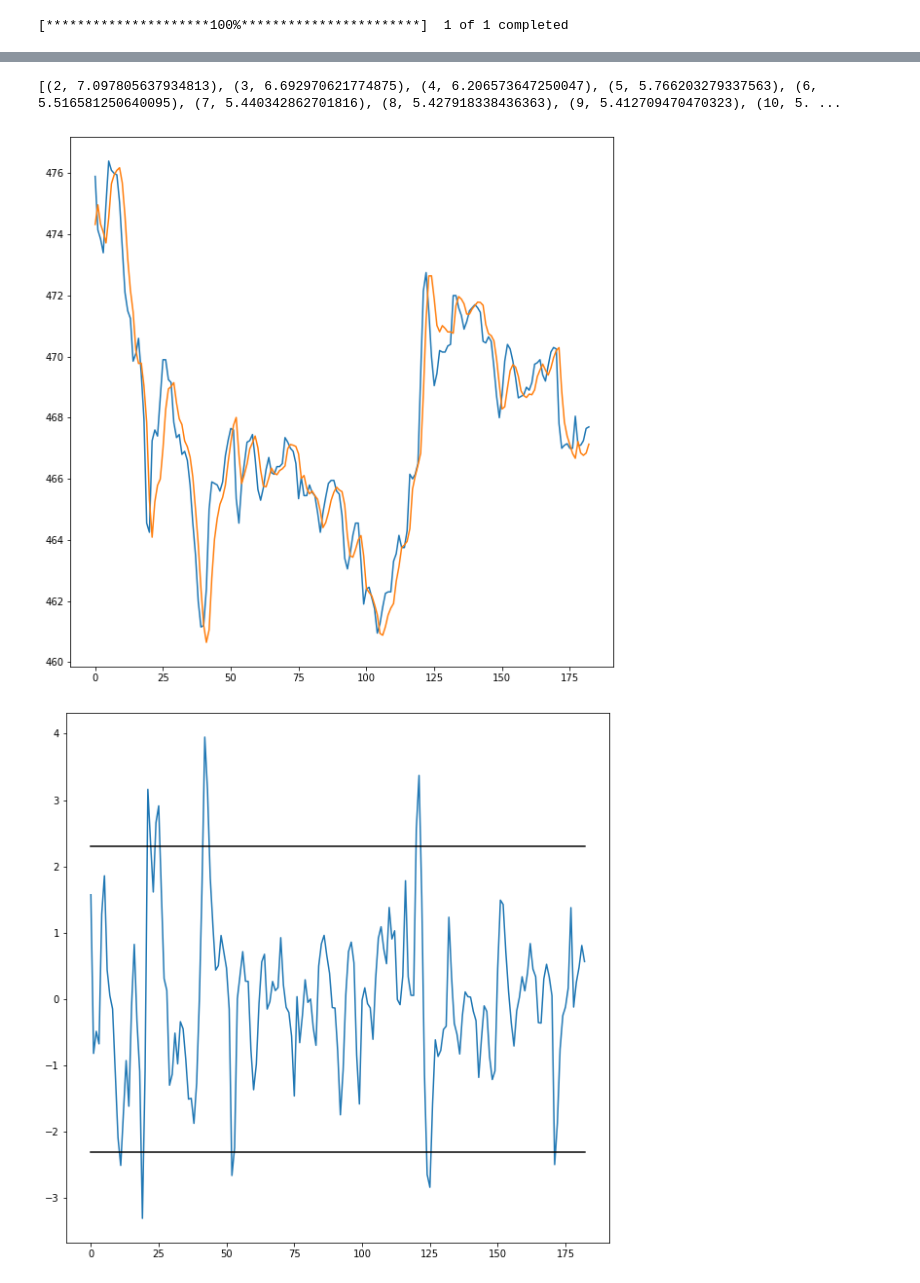
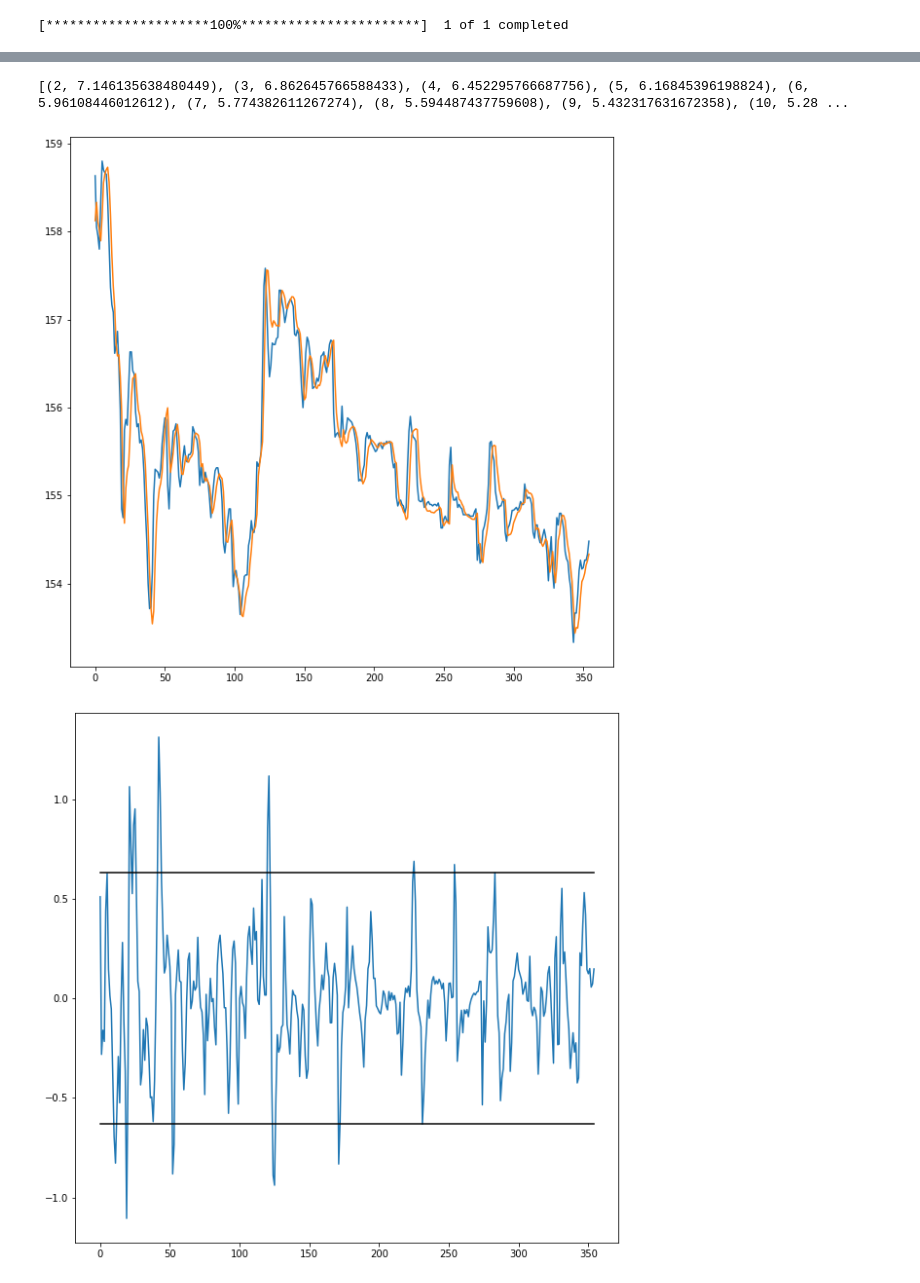
Before and after one commit to GreenPlanet-Capital/AlgoBot, a Jupyter notebook: Optimised Indicators/LinearRegressionTest.ipynb, the cells around one changed output, grey strips where cells are left out. Cells and saved outputs as stored; diff of their text form; code cells hidden in the pictures.

Commit message:
Fixed the Typical Price array

```diff
--- a/Optimised Indicators/LinearRegressionTest.ipynb
+++ b/Optimised Indicators/LinearRegressionTest.ipynb
@@ -36,5 +36,5 @@ Datetime
 # %%
-data['Typical Price'] = data['High'] + data['Close'] + data['Low']
+data['Typical Price'] = (data['High'] + data['Close'] + data['Low'])/3
 print(data['Typical Price'])
 # %% [output]
 Datetime
@@ -96,7 +96,7 @@ for feat,lbl in zip(feature_price_list, label_price_list):
 final_weights_list = [(i,df_weights.mean(axis=0)[str(i)]) for i in range(2, training_period+1)]
 print(final_weights_list)
 # %% [output]
-[(2, 7.097805637934813), (3, 6.692970621774875), (4, 6.206573647250047), (5, 5.766203279337563), (6, 5.516581250640095), (7, 5.440342862701816), (8, 5.427918338436363), (9, 5.412709470470323), (10, 5. ...
+[(2, 7.146135638480449), (3, 6.862645766588433), (4, 6.452295766687756), (5, 6.16845396198824), (6, 5.96108446012612), (7, 5.774382611267274), (8, 5.594487437759608), (9, 5.432317631672358), (10, 5.28 ...
 # %%
 pred_list = []
 price_list = []
@@ -114,19 +114,19 @@ std_down = -np.std(np.array(mean_rev))*2
 # %%
 import matplotlib.pyplot as plt
 from matplotlib.pyplot import figure
 
 figure(figsize=(10, 10))
 ax1 = plt.subplot()
 plt.plot(range(len(price_list)), price_list)
 plt.plot(range(len(pred_list)), pred_list)
 
 figure(figsize=(10, 10))
 ax2 = plt.subplot()
 plt.plot(range(len(price_list)),mean_rev)
-plt.plot(range(len(price_list)), [std_up for i in range(len(price_list))], color = 'black')
-plt.plot(range(len(price_list)), [std_down for i in range(len(price_list))], color = 'black')
+plt.plot(range(len(price_list)), [std_up] *  len(price_list), color = 'black')
+plt.plot(range(len(price_list)), [std_down] *  len(price_list), color = 'black')
 
 plt.show()
 # %% [output]
-[figure, old version]
+[figure, new version]
-[figure, old version]
+[figure, new version]
```
Also changed, not shown: parts of 2 cells of this notebook.
